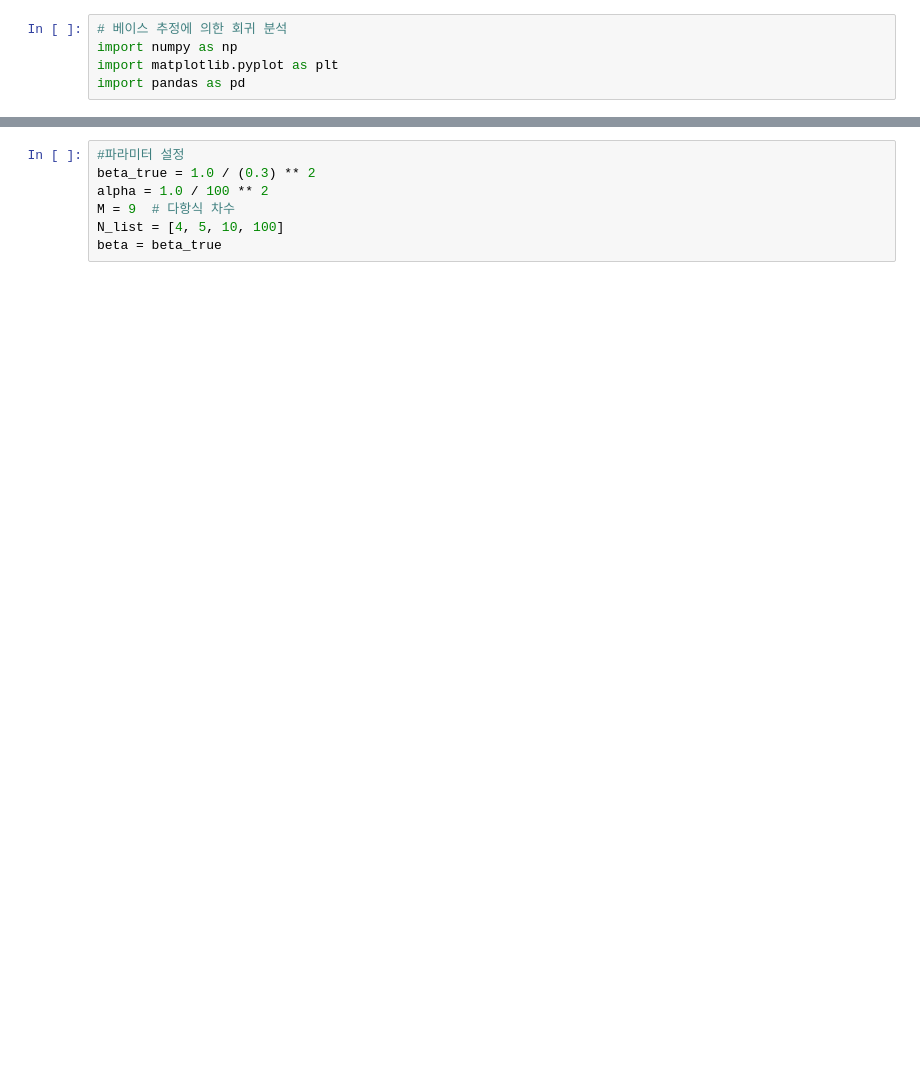
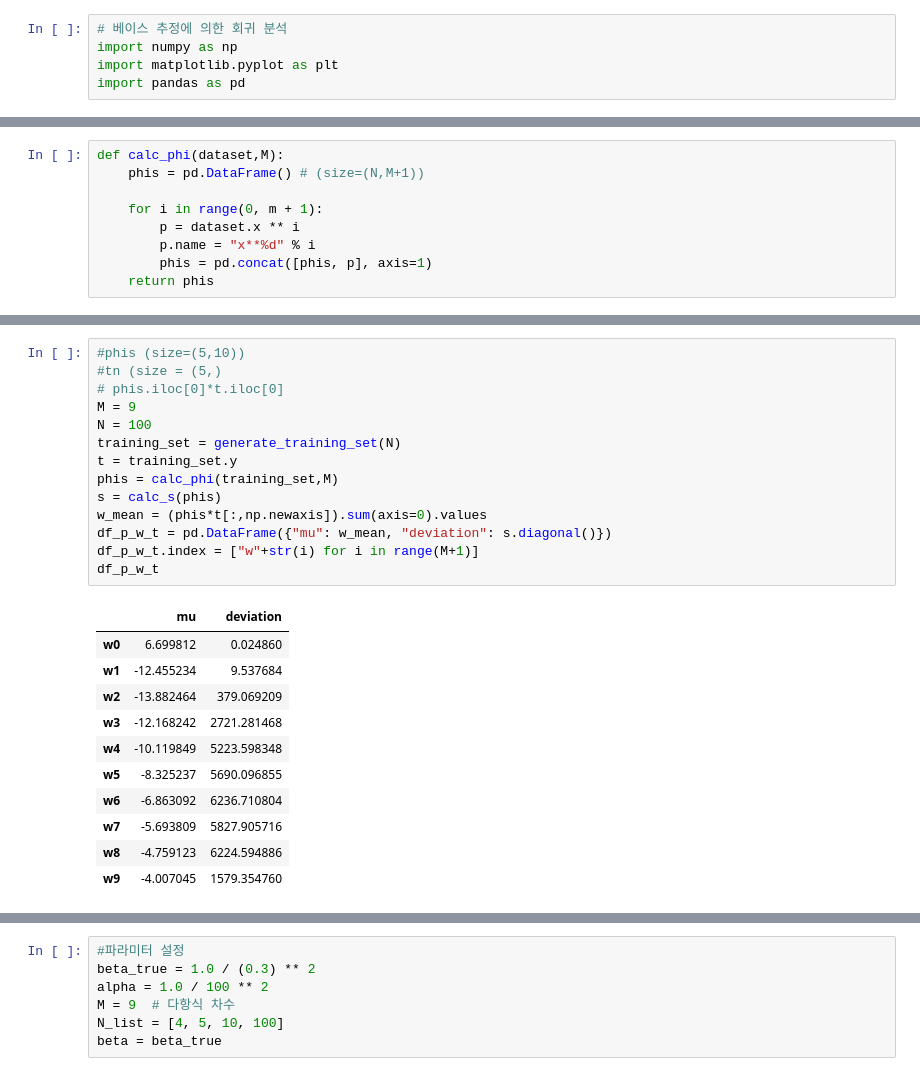
Before and after one commit to jaehosung/ml4se_codes, a Jupyter notebook: MLStudy_exercise08_02_code_by_my_self.ipynb, the cells around one changed output, grey strips where cells are left out. Cells and saved outputs as stored; diff of their text form; blank space fills up the shorter version.

```diff
--- a/MLStudy_exercise08_02_code_by_my_self.ipynb
+++ b/MLStudy_exercise08_02_code_by_my_self.ipynb
@@ -5,0 +16,9 @@ import pandas as pd
+# %%
+def calc_phi(dataset,M):
+    phis = pd.DataFrame() # (size=(N,M+1))
+
+    for i in range(0, m + 1):
+        p = dataset.x ** i
+        p.name = "x**%d" % i
+        phis = pd.concat([phis, p], axis=1)
+    return phis
@@ -5,0 +35,26 @@ import pandas as pd
+# %%
+#phis (size=(5,10))
+#tn (size = (5,)
+# phis.iloc[0]*t.iloc[0]
+M = 9
+N = 100
+training_set = generate_training_set(N)
+t = training_set.y
+phis = calc_phi(training_set,M)
+s = calc_s(phis)
+w_mean = (phis*t[:,np.newaxis]).sum(axis=0).values
+df_p_w_t = pd.DataFrame({"mu": w_mean, "deviation": s.diagonal()})
+df_p_w_t.index = ["w"+str(i) for i in range(M+1)]
+df_p_w_t
+# %% [output]
+|  | mu | deviation |
+| w0 | 6.699812 | 0.024860 |
+| w1 | -12.455234 | 9.537684 |
+| w2 | -13.882464 | 379.069209 |
+| w3 | -12.168242 | 2721.281468 |
+| w4 | -10.119849 | 5223.598348 |
+| w5 | -8.325237 | 5690.096855 |
+| w6 | -6.863092 | 6236.710804 |
+| w7 | -5.693809 | 5827.905716 |
+| w8 | -4.759123 | 6224.594886 |
+| w9 | -4.007045 | 1579.354760 |
```
Also changed, not shown: parts of 13 cells of this notebook, 4 other files.
